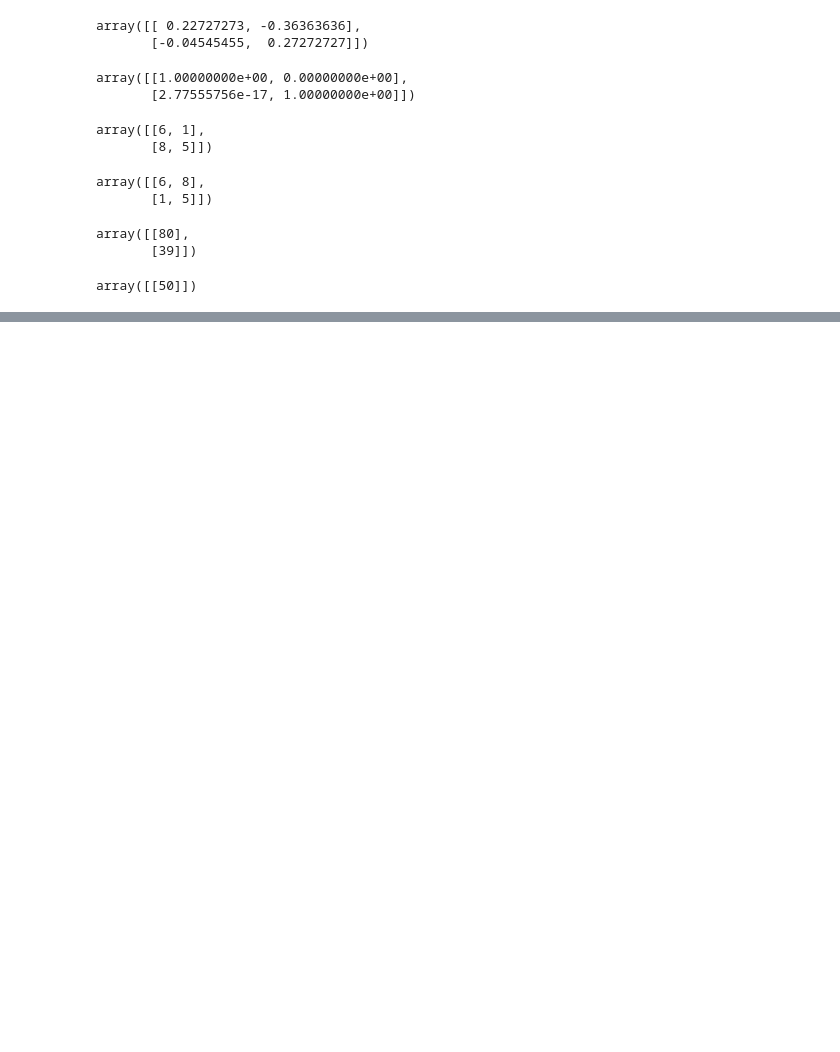
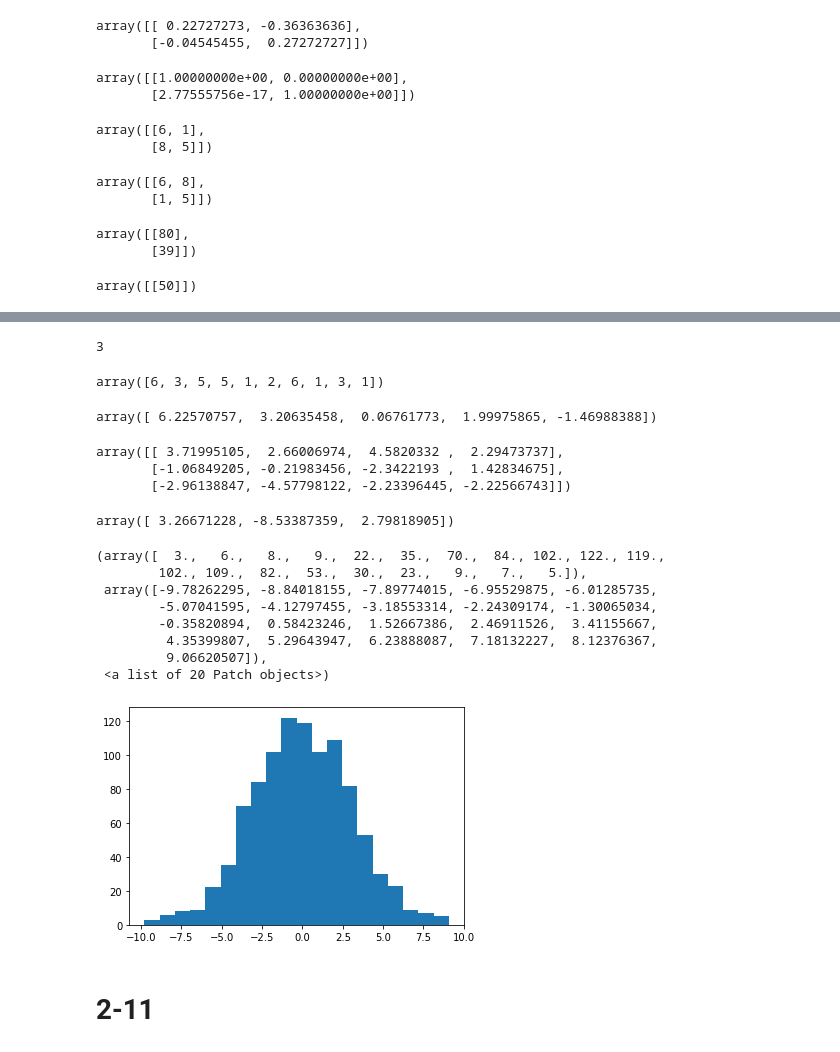
Before and after one commit to CentralEden/mlStudy, a Jupyter notebook: anaconda_tutorial.ipynb, the cells around one changed output, grey strips where cells are left out. Drawn from its saved outputs; the diff is of its cells as text; code cells hidden in the pictures; blank space fills up the shorter version.

```diff
--- a/anaconda_tutorial.ipynb
+++ b/anaconda_tutorial.ipynb
@@ -139,0 +268,39 @@ array([[ 7,  8,  9],
+# %%
+np.random.randint(1,7)
+# %% [output]
+3
+# %%
+np.random.randint(1,7,10)
+# %% [output]
+array([6, 3, 5, 5, 1, 2, 6, 1, 3, 1])
+# %%
+np.random.normal(loc=0,scale=3,size=5)
+# %% [output]
+array([ 6.22570757,  3.20635458,  0.06761773,  1.99975865, -1.46988388])
+# %%
+# loc=(平均)、scale=(標準偏差)、size=(個数)
+np.random.normal(loc=0,scale=3,size=(3,4))
+# %% [output]
+array([[ 3.71995105,  2.66006974,  4.5820332 ,  2.29473737],
+       [-1.06849205, -0.21983456, -2.3422193 ,  1.42834675],
+       [-2.96138847, -4.57798122, -2.23396445, -2.22566743]])
+# %%
+np.random.normal(0,3,3)
+# %% [output]
+array([ 3.26671228, -8.53387359,  2.79818905])
+# %%
+import matplotlib.pyplot as plt
+Ransu = np.random.normal(0,3,1000)
+plt.hist(Ransu, bins=20)
+# %% [output]
+(array([  3.,   6.,   8.,   9.,  22.,  35.,  70.,  84., 102., 122., 119.,
+        102., 109.,  82.,  53.,  30.,  23.,   9.,   7.,   5.]),
+ array([-9.78262295, -8.84018155, -7.89774015, -6.95529875, -6.01285735,
+        -5.07041595, -4.12797455, -3.18553314, -2.24309174, -1.30065034,
+        -0.35820894,  0.58423246,  1.52667386,  2.46911526,  3.41155667,
+         4.35399807,  5.29643947,  6.23888087,  7.18132227,  8.12376367,
+         9.06620507]),
+ <a list of 20 Patch objects>)
+[figure, added]
+# %% [markdown]
+# 2-11
```
Also changed, not shown: parts of 40 cells of this notebook.
